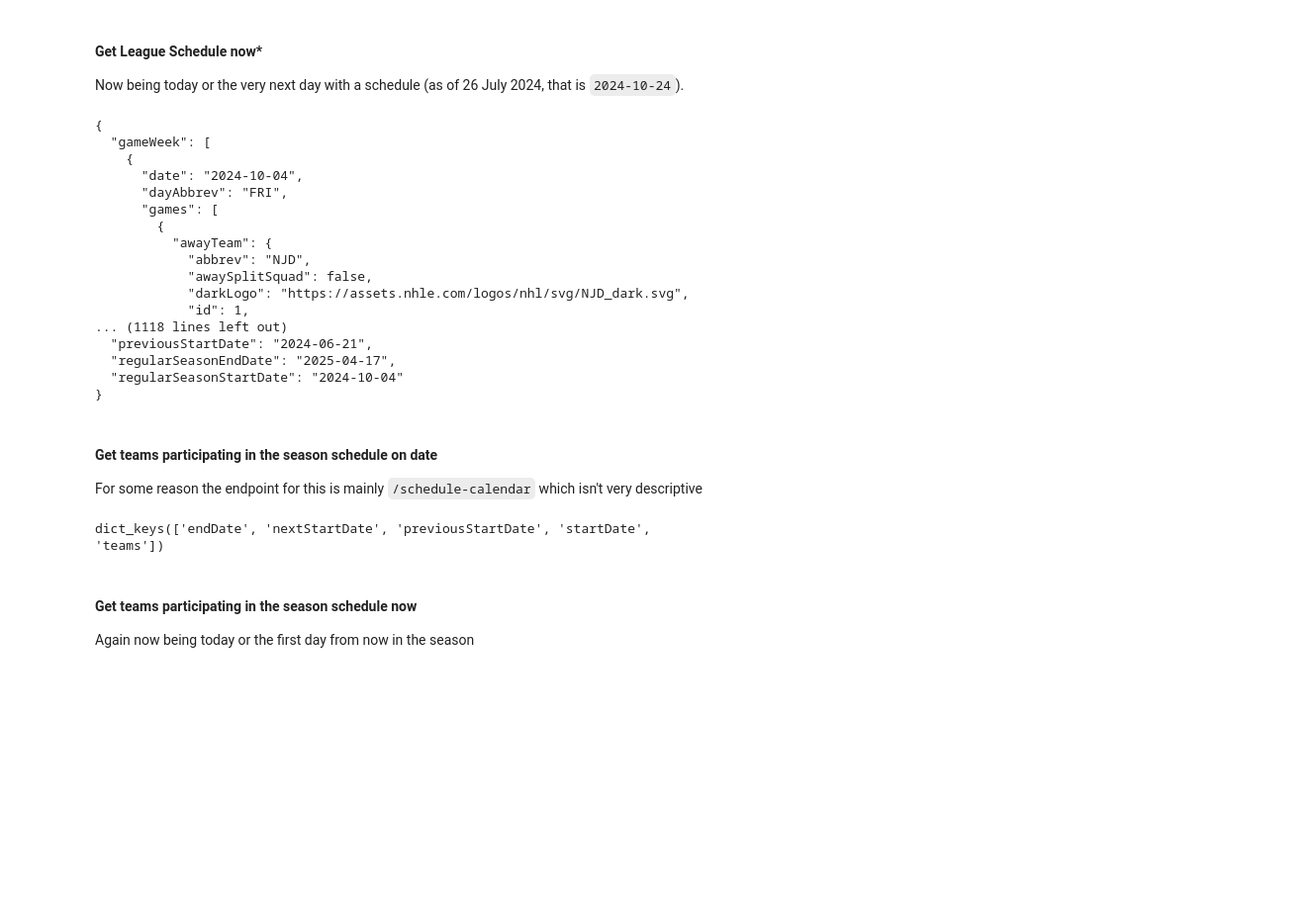
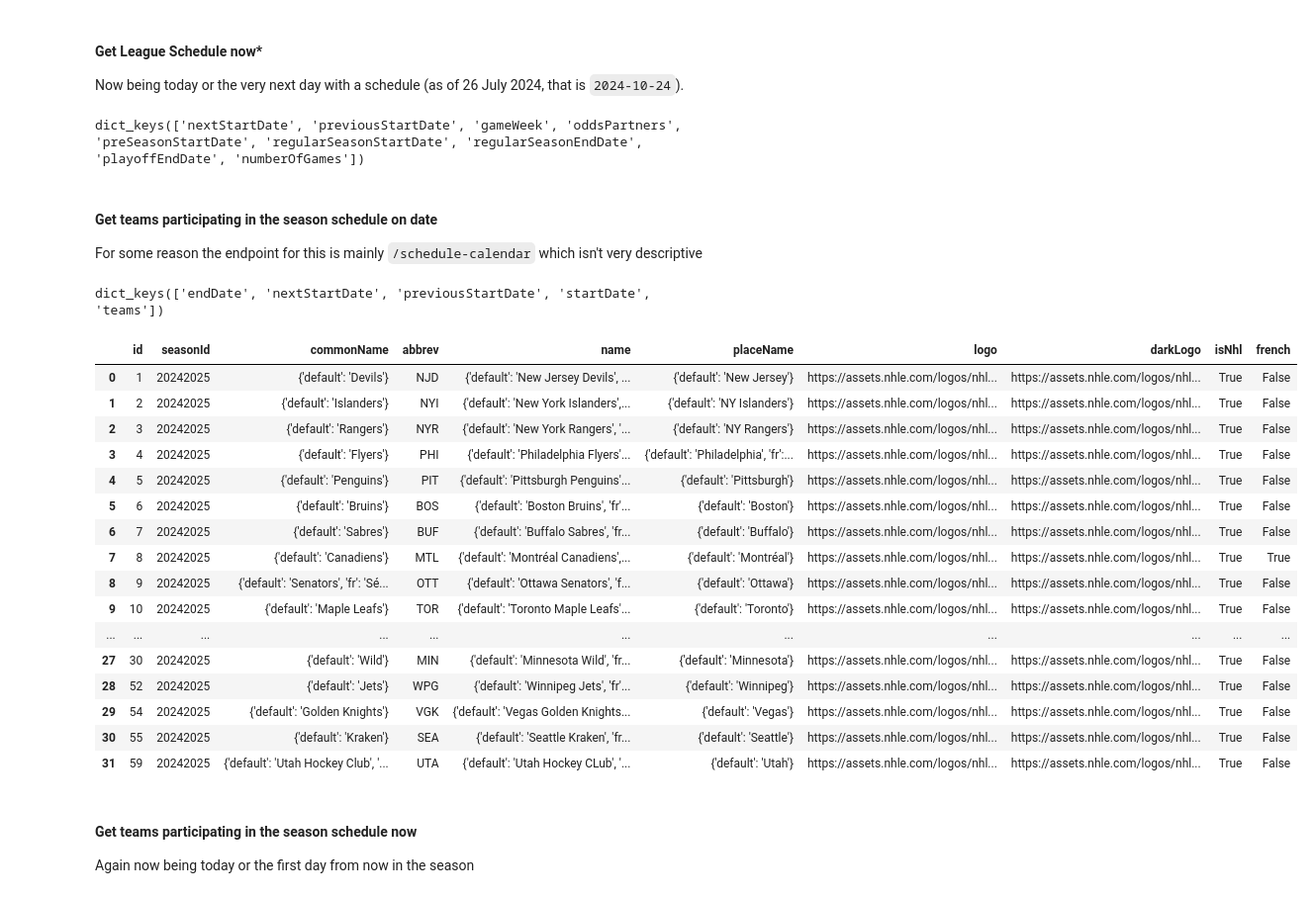
Before and after one commit to trxe/NHL-API-Reference, a Jupyter notebook: api-web.ipynb, the cells around one changed output. Shown: that part at 99% size. Cells and saved outputs as stored; diff of their text form; code cells hidden in the pictures; blank space fills up the shorter version.

```diff
--- a/api-web.ipynb
+++ b/api-web.ipynb
@@ -697,25 +661,9 @@ pprint(requests.get(f'{BASE_URL_API}/v1/schedule/{date}').json())
 Now being today or the very next day with a schedule
 (as of 26 July 2024, that is `2024-10-24`).
 # %%
-pprint(requests.get(f'{BASE_URL_API}/v1/schedule/now').json())
+pprint(requests.get(f'{BASE_URL_API}/v1/schedule/now').json(), keys_only=True)
 # %% [output]
-{
-  "gameWeek": [
-    {
-      "date": "2024-10-04",
-      "dayAbbrev": "FRI",
-      "games": [
-        {
-          "awayTeam": {
-            "abbrev": "NJD",
-            "awaySplitSquad": false,
-            "darkLogo": "https://assets.nhle.com/logos/nhl/svg/NJD_dark.svg",
-            "id": 1,
-... (1118 lines left out)
-  "previousStartDate": "2024-06-21",
-  "regularSeasonEndDate": "2025-04-17",
-  "regularSeasonStartDate": "2024-10-04"
-}
+dict_keys(['nextStartDate', 'previousStartDate', 'gameWeek', 'oddsPartners', 'preSeasonStartDate', 'regularSeasonStartDate', 'regularSeasonEndDate', 'playoffEndDate', 'numberOfGames'])
 # %% [markdown]
 #### Get teams participating in the season schedule on date
 
@@ -724,11 +672,28 @@ which isn't very descriptive
 # %%
 date="2024-12-14"
 pprint(requests.get(f'{BASE_URL_API}/v1/schedule-calendar/{date}').json(), keys_only=True)
 
-# import pandas as pd
-# pd.DataFrame(requests.get(f'{BASE_URL_API}/v1/schedule-calendar/{date}').json()['teams'])
+import pandas as pd
+pd.DataFrame(requests.get(f'{BASE_URL_API}/v1/schedule-calendar/{date}').json()['teams'])
 # %% [output]
 dict_keys(['endDate', 'nextStartDate', 'previousStartDate', 'startDate', 'teams'])
+|  | id | seasonId | commonName | abbrev | name | placeName | logo | darkLogo | isNhl | french |
+| 0 | 1 | 20242025 | {'default': 'Devils'} | NJD | {'default': 'New Jersey Devils', ... | {'default': 'New Jersey'} | https://assets.nhle.com/logos/nhl... | https://assets.nhle.com/logos/nhl... | True | False |
+| 1 | 2 | 20242025 | {'default': 'Islanders'} | NYI | {'default': 'New York Islanders',... | {'default': 'NY Islanders'} | https://assets.nhle.com/logos/nhl... | https://assets.nhle.com/logos/nhl... | True | False |
+| 2 | 3 | 20242025 | {'default': 'Rangers'} | NYR | {'default': 'New York Rangers', '... | {'default': 'NY Rangers'} | https://assets.nhle.com/logos/nhl... | https://assets.nhle.com/logos/nhl... | True | False |
+| 3 | 4 | 20242025 | {'default': 'Flyers'} | PHI | {'default': 'Philadelphia Flyers'... | {'default': 'Philadelphia', 'fr':... | https://assets.nhle.com/logos/nhl... | https://assets.nhle.com/logos/nhl... | True | False |
+| 4 | 5 | 20242025 | {'default': 'Penguins'} | PIT | {'default': 'Pittsburgh Penguins'... | {'default': 'Pittsburgh'} | https://assets.nhle.com/logos/nhl... | https://assets.nhle.com/logos/nhl... | True | False |
+| 5 | 6 | 20242025 | {'default': 'Bruins'} | BOS | {'default': 'Boston Bruins', 'fr'... | {'default': 'Boston'} | https://assets.nhle.com/logos/nhl... | https://assets.nhle.com/logos/nhl... | True | False |
+| 6 | 7 | 20242025 | {'default': 'Sabres'} | BUF | {'default': 'Buffalo Sabres', 'fr... | {'default': 'Buffalo'} | https://assets.nhle.com/logos/nhl... | https://assets.nhle.com/logos/nhl... | True | False |
+| 7 | 8 | 20242025 | {'default': 'Canadiens'} | MTL | {'default': 'Montréal Canadiens',... | {'default': 'Montréal'} | https://assets.nhle.com/logos/nhl... | https://assets.nhle.com/logos/nhl... | True | True |
+| 8 | 9 | 20242025 | {'default': 'Senators', 'fr': 'Sé... | OTT | {'default': 'Ottawa Senators', 'f... | {'default': 'Ottawa'} | https://assets.nhle.com/logos/nhl... | https://assets.nhle.com/logos/nhl... | True | False |
+| 9 | 10 | 20242025 | {'default': 'Maple Leafs'} | TOR | {'default': 'Toronto Maple Leafs'... | {'default': 'Toronto'} | https://assets.nhle.com/logos/nhl... | https://assets.nhle.com/logos/nhl... | True | False |
+| ... | ... | ... | ... | ... | ... | ... | ... | ... | ... | ... |
+| 27 | 30 | 20242025 | {'default': 'Wild'} | MIN | {'default': 'Minnesota Wild', 'fr... | {'default': 'Minnesota'} | https://assets.nhle.com/logos/nhl... | https://assets.nhle.com/logos/nhl... | True | False |
+| 28 | 52 | 20242025 | {'default': 'Jets'} | WPG | {'default': 'Winnipeg Jets', 'fr'... | {'default': 'Winnipeg'} | https://assets.nhle.com/logos/nhl... | https://assets.nhle.com/logos/nhl... | True | False |
+| 29 | 54 | 20242025 | {'default': 'Golden Knights'} | VGK | {'default': 'Vegas Golden Knights... | {'default': 'Vegas'} | https://assets.nhle.com/logos/nhl... | https://assets.nhle.com/logos/nhl... | True | False |
+| 30 | 55 | 20242025 | {'default': 'Kraken'} | SEA | {'default': 'Seattle Kraken', 'fr... | {'default': 'Seattle'} | https://assets.nhle.com/logos/nhl... | https://assets.nhle.com/logos/nhl... | True | False |
+| 31 | 59 | 20242025 | {'default': 'Utah Hockey Club', '... | UTA | {'default': 'Utah Hockey CLub', '... | {'default': 'Utah'} | https://assets.nhle.com/logos/nhl... | https://assets.nhle.com/logos/nhl... | True | False |
 # %% [markdown]
 #### Get teams participating in the season schedule now
 
```
Also changed, not shown: parts of 17 cells of this notebook.
